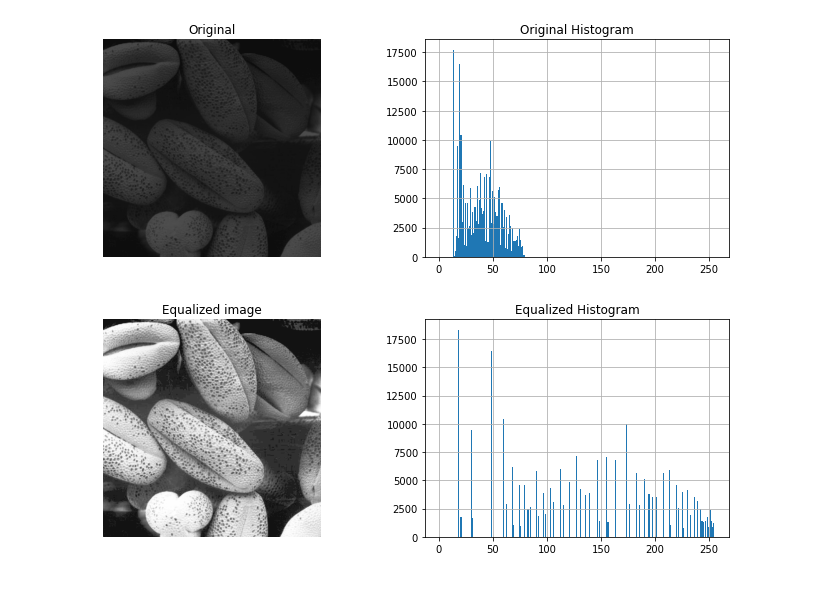
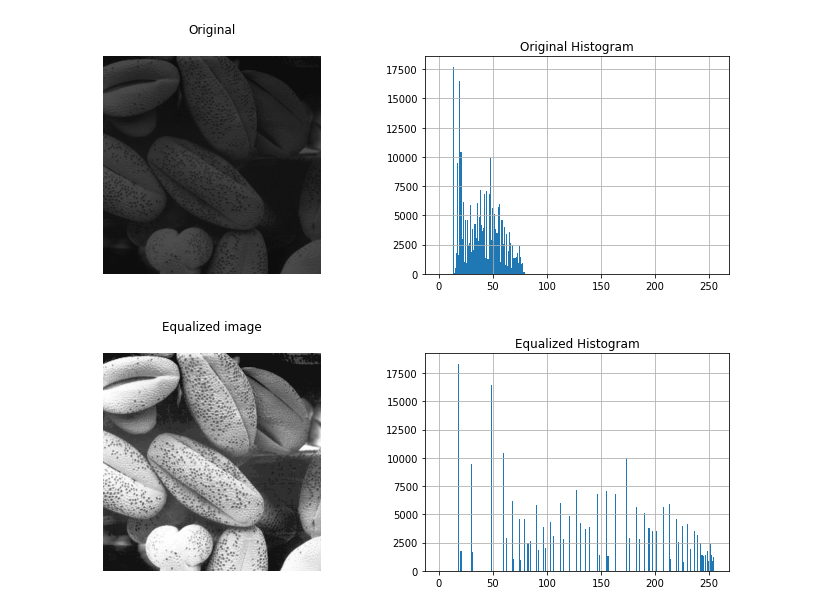
Before and after one commit to nujaadeen/Image-Processing, a Jupyter notebook: assingment1.ipynb, the cells around one changed output. Saved outputs shown, nothing was run; the diff lists cells and outputs as text; code cells hidden in the pictures.

```diff
--- a/assingment1.ipynb
+++ b/assingment1.ipynb
@@ -85,10 +93,14 @@ ax[1].axis('off')
 # %%
 img = cv.imread(r'C:\Users\Nushad\Documents\Semester 4\EN2550 - Fundamentals of Image Processing and Machine Vision\HW excercises\Assignement 1\highlights_and_shadows.jpg')
+assert img is not None
+
+
 gammas = [0.1, 0.2, 0.5, 1, 5]
 fig, ax = plt.subplots(1,2, figsize = (12,4))
 ax[0].imshow(cv.cvtColor(img,cv.COLOR_BGR2GRAY),cmap='gray',vmin=0,vmax=255 )
 ax[0].set_title("Original")
 ax[0].axis('off')
+ax[0].xaxis.tick_top()
 
 ax[1].hist(img.flatten(), 256, [0,256])
 ax[1].set_title("Original Histogram")
@@ -101,7 +113,9 @@ for n,gamma in enumerate(gammas,1):
 
     fig, ax = plt.subplots(1,2, figsize = (12,4))
 
-    plt.suptitle("gamma = %f" % (gamma))
+    plt.suptitle("gamma = " + str(gamma))
+
+
     lab_gray = cv.cvtColor(lab,cv.COLOR_BGR2GRAY)
     ax[0].imshow(lab_gray,cmap='gray',vmin=0,vmax=255 )
     ax[0].set_title("Gamma correctted Image")
@@ -127,32 +141,38 @@ def histEqualize(image):
     t = cdf_normalized.astype(int)
     equalized = cv.LUT(image, t)
     return equalized
 
 img = cv.imread(r'C:\Users\Nushad\Documents\Semester 4\EN2550 - Fundamentals of Image Processing and Machine Vision\HW excercises\Assignement 1\shells.png', cv.IMREAD_GRAYSCALE)
+assert img is not None
 
 
 fig, ax = plt.subplots(1,2, figsize = (12,4))
 # hist_img = cv.calcHist([img], [0], None, [256], [0,256])
 ax[0].imshow(img,cmap='gray',vmin=0,vmax=255)
 ax[0].set_title("Original")
 ax[0].axis('off')
+ax[0].xaxis.tick_top()
+
 ax[1].hist(img.flatten(), 256, [0,256])
 ax[1].set_title("Original Histogram")
 ax[1].grid()
 # eq = cv.equalizeHist(img)
 
 # hist_eq = cv.calcHist([eq],[0], None, [256], [0,256])
 equalized_img = histEqualize(img)
 fig, ax = plt.subplots(1,2, figsize = (12,4))
 # hist_img = cv.calcHist([equalized_img], [0], None, [256], [0,256])
 ax[0].imshow(equalized_img,cmap='gray',vmin=0,vmax=255)
 ax[0].set_title("Equalized image")
 ax[0].axis('off')
+ax[0].xaxis.tick_top()
+
 ax[1].hist(equalized_img.flatten(), 256, [0, 256])
 ax[1].set_title("Equalized Histogram")
 ax[1].grid()
 
+
 plt.show()
 # %% [output]
-[figure, old version]
+[figure, new version]
-[figure, old version]
+[figure, new version]
```
Also changed, not shown: parts of 6 cells of this notebook.
